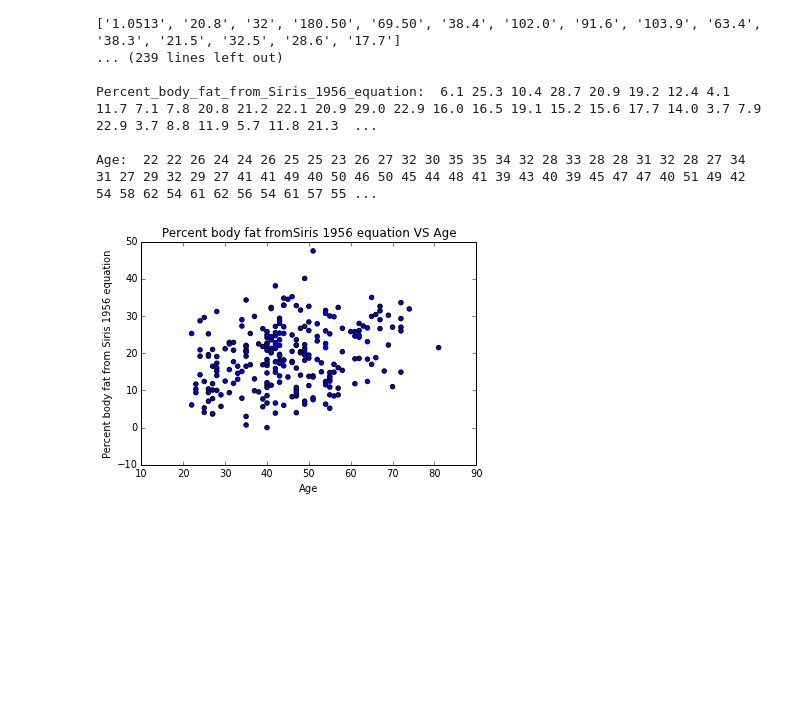
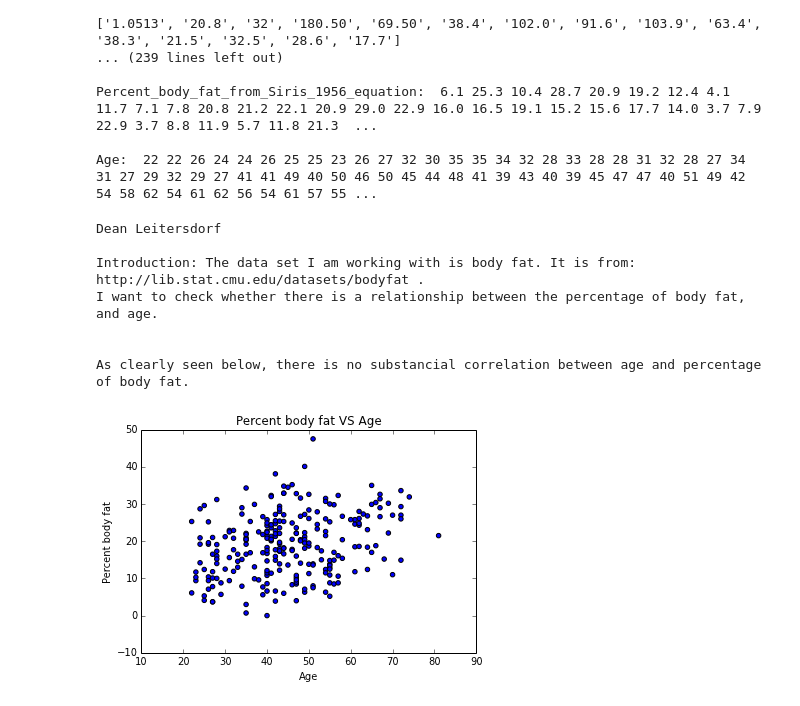
Before and after one commit to DeanLeitersdorf/MEET-YL1, a Jupyter notebook: Indiv Project/Indiv Project.ipynb, the cells around one changed output. Drawn from its saved outputs; the diff is of its cells as text; code cells hidden in the pictures; blank space fills up the shorter version.

Commit message:
Added description for graphs.

```diff
--- a/Indiv Project/Indiv Project.ipynb
+++ b/Indiv Project/Indiv Project.ipynb
@@ -51,10 +51,27 @@ from pylab import *
 # %%
 figure = plt.figure()
 Chart = figure.add_subplot(111)
-Chart.set_title('Percent body fat fromSiris 1956 equation VS Age')
+Chart.set_title('Percent body fat VS Age')
 Chart.set_xlabel('Age')
-Chart.set_ylabel('Percent body fat from Siris 1956 equation')
+Chart.set_ylabel('Percent body fat')
 Chart.scatter(Age, Percent_body_fat_from_Siris_1956_equation)
 figure.savefig("Percent_body_fat_from_Siris_1956_equation_with_titles.png")
+
+print ""
+print ""
+print "Dean Leitersdorf"
+print ""
+print "Introduction: The data set I am working with is body fat. It is from: http://lib.stat.cmu.edu/datasets/bodyfat ."
+print "I want to check whether there is a relationship between the percentage of body fat, and age."
+print ""
+print ""
+print "As clearly seen below, there is no substancial correlation between age and percentage of body fat."
 # %% [output]
+Dean Leitersdorf
+
+Introduction: The data set I am working with is body fat. It is from: http://lib.stat.cmu.edu/datasets/bodyfat .
+I want to check whether there is a relationship between the percentage of body fat, and age.
+
+
+As clearly seen below, there is no substancial correlation between age and percentage of body fat.
-[figure, old version]
+[figure, new version]
```
Also changed, not shown: 1 other file.
